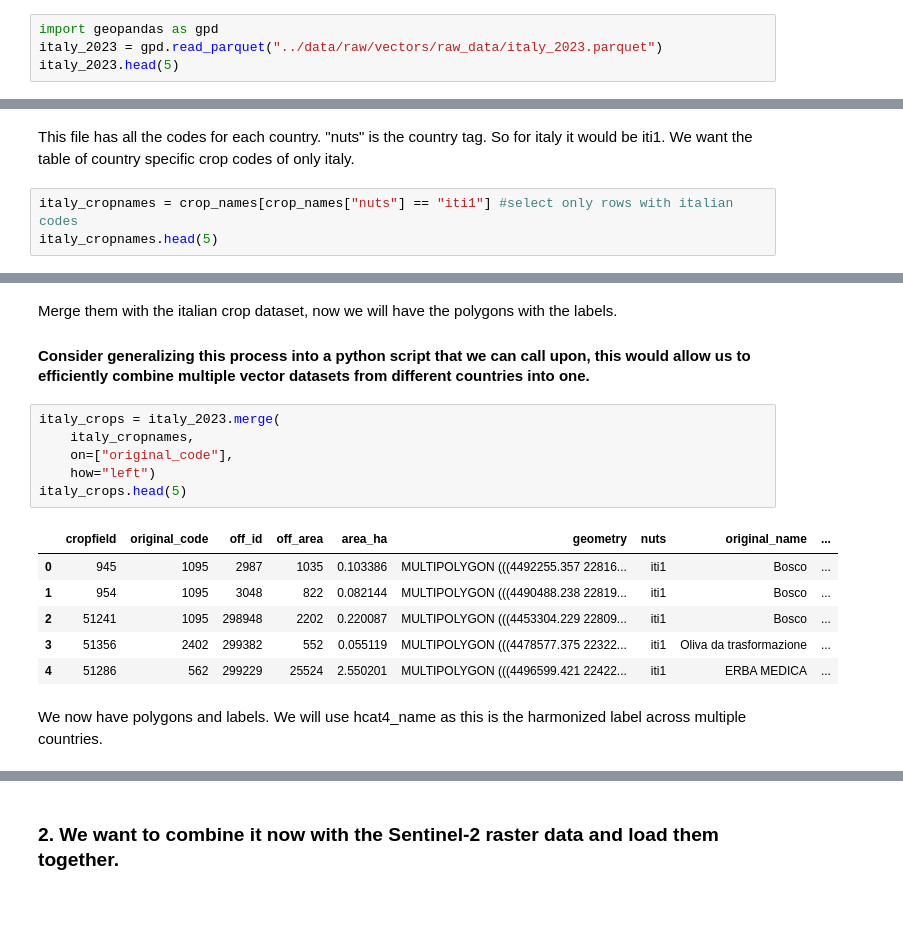
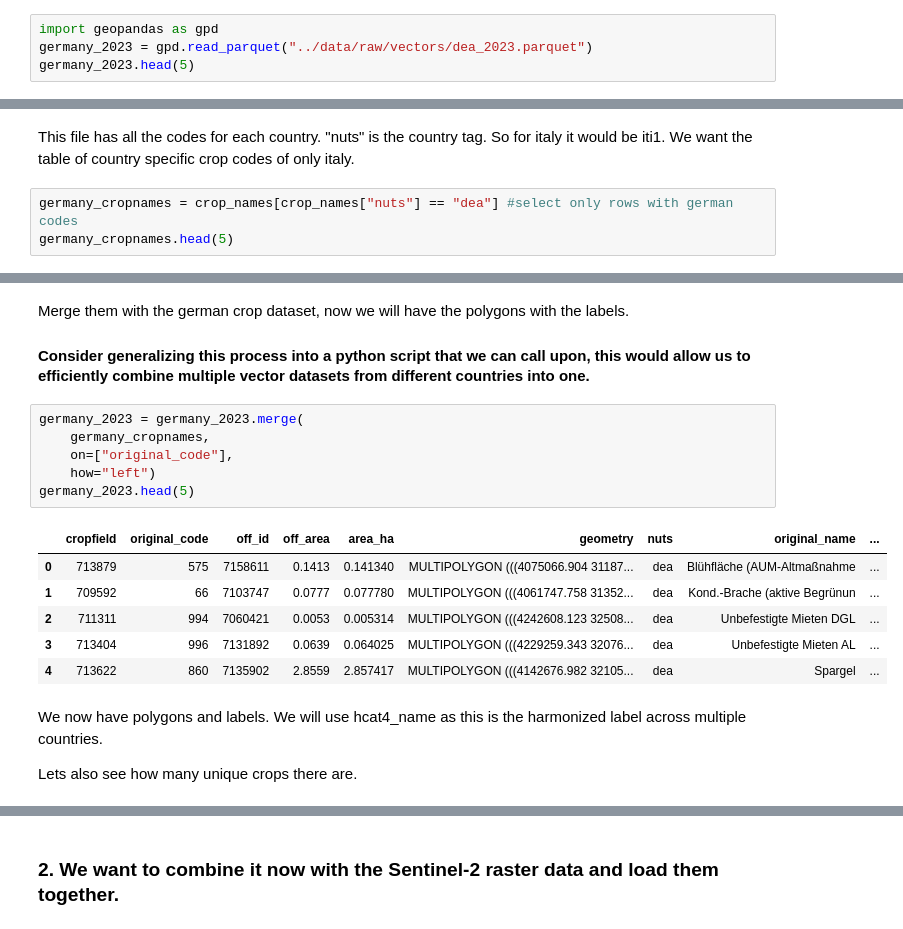
Before and after one commit to staehelinhenrimax-droid/European-Spectral-Crop-Identification, a Jupyter notebook: notebooks/Data_load_preprocessing.ipynb, the cells around one changed output, grey strips where cells are left out. Cells and saved outputs as stored; diff of their text form.

```diff
--- a/notebooks/Data_load_preprocessing.ipynb
+++ b/notebooks/Data_load_preprocessing.ipynb
@@ -16,6 +16,6 @@ print(project_root)
 # %%
 import geopandas as gpd
-italy_2023 = gpd.read_parquet("../data/raw/vectors/raw_data/italy_2023.parquet")
-italy_2023.head(5)
+germany_2023 = gpd.read_parquet("../data/raw/vectors/dea_2023.parquet")
+germany_2023.head(5)
 # %% [output]
 |  | cropfield | original_code | off_id | off_area | area_ha | geometry |
@@ -42,7 +42,7 @@ crop_names.head(5)
 # %% [markdown]
 This file has all the codes for each country. "nuts" is the country tag. So for italy it would be iti1. We want the table of country specific crop codes of only italy.
 # %%
-italy_cropnames = crop_names[crop_names["nuts"] == "iti1"] #select only rows with italian codes
-italy_cropnames.head(5)
+germany_cropnames = crop_names[crop_names["nuts"] == "dea"] #select only rows with german codes
+germany_cropnames.head(5)
 # %% [output]
 |  | nuts | original_code | original_name | translated_name | hcat4_code | hcat4_name | usage_code | ... |
@@ -54,18 +54,20 @@ italy_cropnames.head(5)
 # %% [markdown]
-Merge them with the italian crop dataset, now we will have the polygons with the labels.
+Merge them with the german crop dataset, now we will have the polygons with the labels.
 #### **Consider generalizing this process into a python script that we can call upon, this would allow us to efficiently combine multiple vector datasets from different countries into one.**
 # %%
-italy_crops = italy_2023.merge(
-    italy_cropnames,
+germany_2023 = germany_2023.merge(
+    germany_cropnames,
     on=["original_code"],
     how="left")
-italy_crops.head(5)
+germany_2023.head(5)
 # %% [output]
 |  | cropfield | original_code | off_id | off_area | area_ha | geometry | nuts | original_name | ... |
-| 0 | 945 | 1095 | 2987 | 1035 | 0.103386 | MULTIPOLYGON (((4492255.357 22816... | iti1 | Bosco | ... |
-| 1 | 954 | 1095 | 3048 | 822 | 0.082144 | MULTIPOLYGON (((4490488.238 22819... | iti1 | Bosco | ... |
-| 2 | 51241 | 1095 | 298948 | 2202 | 0.220087 | MULTIPOLYGON (((4453304.229 22809... | iti1 | Bosco | ... |
-| 3 | 51356 | 2402 | 299382 | 552 | 0.055119 | MULTIPOLYGON (((4478577.375 22322... | iti1 | Oliva da trasformazione | ... |
-| 4 | 51286 | 562 | 299229 | 25524 | 2.550201 | MULTIPOLYGON (((4496599.421 22422... | iti1 | ERBA MEDICA | ... |
+| 0 | 713879 | 575 | 7158611 | 0.1413 | 0.141340 | MULTIPOLYGON (((4075066.904 31187... | dea | Blühfläche (AUM-Altmaßnahme | ... |
+| 1 | 709592 | 66 | 7103747 | 0.0777 | 0.077780 | MULTIPOLYGON (((4061747.758 31352... | dea | Kond.-Brache (aktive Begrünun | ... |
+| 2 | 711311 | 994 | 7060421 | 0.0053 | 0.005314 | MULTIPOLYGON (((4242608.123 32508... | dea | Unbefestigte Mieten DGL | ... |
+| 3 | 713404 | 996 | 7131892 | 0.0639 | 0.064025 | MULTIPOLYGON (((4229259.343 32076... | dea | Unbefestigte Mieten AL | ... |
+| 4 | 713622 | 860 | 7135902 | 2.8559 | 2.857417 | MULTIPOLYGON (((4142676.982 32105... | dea | Spargel | ... |
 # %% [markdown]
 We now have polygons and labels. We will use hcat4_name as this is the harmonized label across multiple countries.
+
+Lets also see how many unique crops there are.
```
Also changed, not shown: parts of 48 cells of this notebook.
